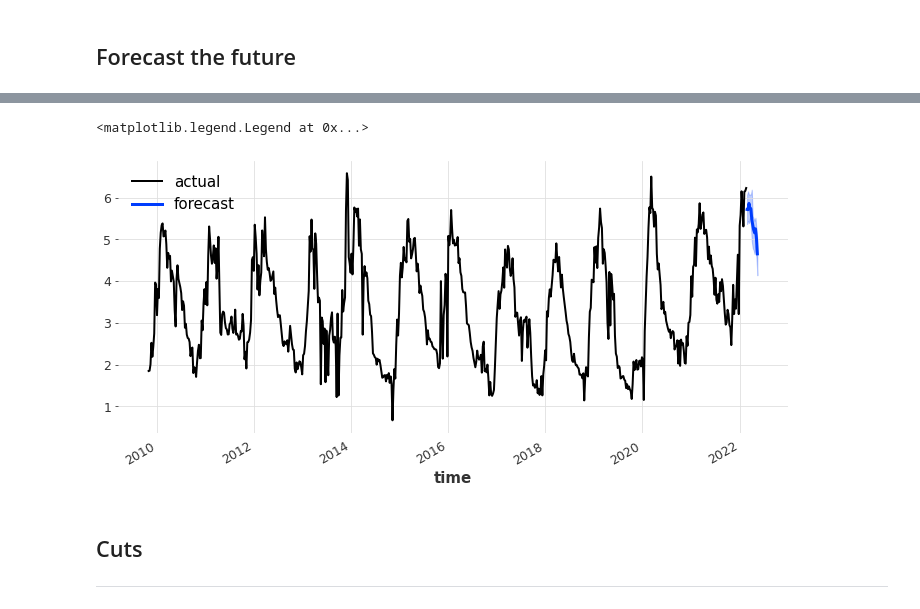
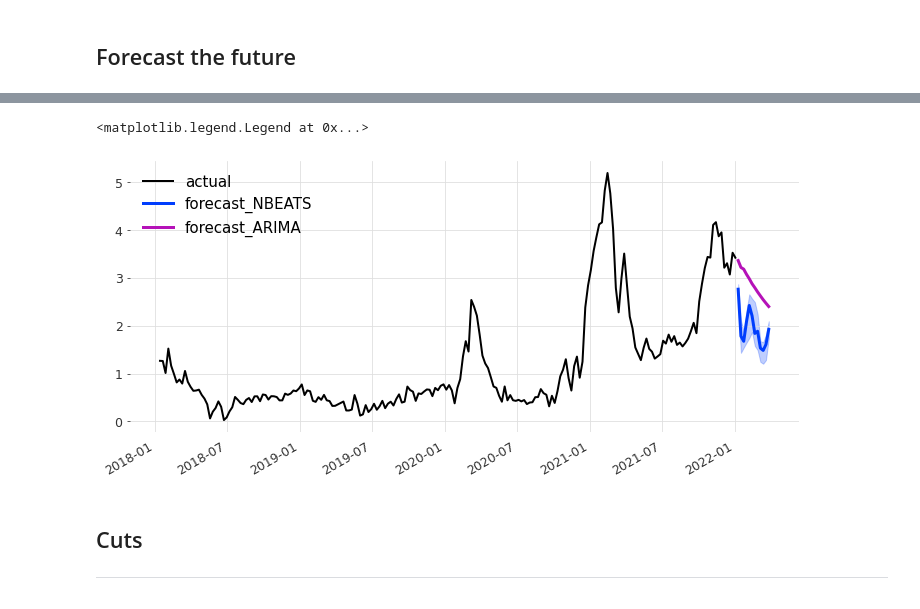
Before and after one commit to cbur24/NEE_modelling, a Jupyter notebook: notebooks/DL_forecast_local.ipynb, the cells around one changed output, grey strips where cells are left out. Saved outputs shown, nothing was run; the diff lists cells and outputs as text; code cells hidden in the pictures.

Commit message:
add ARIMA to local forecasting examples

```diff
--- a/notebooks/DL_forecast_local.ipynb
+++ b/notebooks/DL_forecast_local.ipynb
@@ -240,6 +248,9 @@ Scaling data before fitting
 scaler = Scaler()
 series_gpp_scaled = scaler.fit_transform(series_gpp)
 
+scaler_arima = Scaler()
+series_gpp_scaled_arima = scaler_arima.fit_transform(series_gpp_arima)
+
 # scaler_cov = Scaler()
 # covariates = scaler_cov.fit_transform(covariates)
 # %%
@@ -340,15 +381,21 @@ backtests = model.historical_forecasts(series_gpp_scaled,
 # %%
 plt.rcParams.update({'font.size': 15})
-backtests = scaler.inverse_transform(backtests)
 
 fig,ax = plt.subplots(figsize=(15,6))
-series_gpp['GPP_SOLO'].plot(ax=ax, lw=2, label='Observations')
 
+#errors
 err = mape(backtests[['GPP_SOLO']], series_gpp[['GPP_SOLO']])
-backtests['GPP_SOLO'].plot(ax=ax, lw=2, label='{}, MAPE={:.2f} %'.format('Forecast', err), low_quantile=.05, high_quantile=0.95)
+err_arima = mape(backtests_arima[['GPP_SOLO']], series_gpp[['GPP_SOLO']])
+
+i=-208
+#plots
+series_gpp['GPP_SOLO'][i:].plot(ax=ax, lw=2, label='Observations')
+backtests['GPP_SOLO'][i:].plot(ax=ax, lw=2, label='{}, MAPE_NBEATS={:.2f} %'.format('Forecast', err), low_quantile=.05, high_quantile=0.95)
+backtests_arima['GPP_SOLO'][i:].plot(ax=ax, lw=2, label='{}, MAPE_ARIMA={:.2f} %'.format('Forecast', err_arima), low_quantile=.05, high_quantile=0.95)
+
+#fig params
 plt.ylabel(var_names[0]+' gC/m2/week')
 plt.xlabel('')
-# plt.title('Backtests with 12-week forecast horizon')
 plt.axvline(pd.Timestamp(series_gpp[idx].data_array().time.values[0]), color='red', linestyle='--')
 plt.legend()
 # %% [output]
@@ -358,11 +405,16 @@ plt.legend()
 ## Forecast the future
 # %%
 #refit the model on all the data
-model.fit(series_gpp_scaled) # past_covariates=covariates
+model.fit(series_gpp_scaled) #past_covariates=covariates
+model_arima.fit(series_gpp_scaled_arima)
 
 #forecast the future
-pred = model.predict(n=n,
+pred = model.predict(n=12,
                      series=series_gpp_scaled,
+                     n_jobs=-1,
                      num_samples=100
                     )
+
+pred_arima = model_arima.predict(n=n,
+                    )
 # %% [output]
@@ -388,13 +442,16 @@ pred = model.predict(n=n,
+# %%
+pred_r = scaler.inverse_transform(pred)
+pred_r_arima = scaler_arima.inverse_transform(pred_arima)
 # %%
-pred_r = scaler.inverse_transform(pred)
-
 fig,ax = plt.subplots(figsize=(12,5))
-series_gpp['GPP_SOLO'].plot(ax=ax, label='actual')
-pred_r['GPP_SOLO'].plot(ax=ax, label='forecast', lw=3)
+series_gpp['GPP_SOLO'][i:].plot(ax=ax, label='actual')
+pred_r['GPP_SOLO'][i:].plot(ax=ax, label='forecast_NBEATS', lw=3)
+pred_r_arima['GPP_SOLO'][i:].plot(ax=ax, label='forecast_ARIMA', lw=3)
+plt.xlabel('')
 plt.legend()
 # %% [output]
 <matplotlib.legend.Legend at 0x...>
-[figure, old version]
+[figure, new version]
 # %% [markdown]
 ## Cuts
 
```
Also changed, not shown: parts of 15 cells of this notebook.
